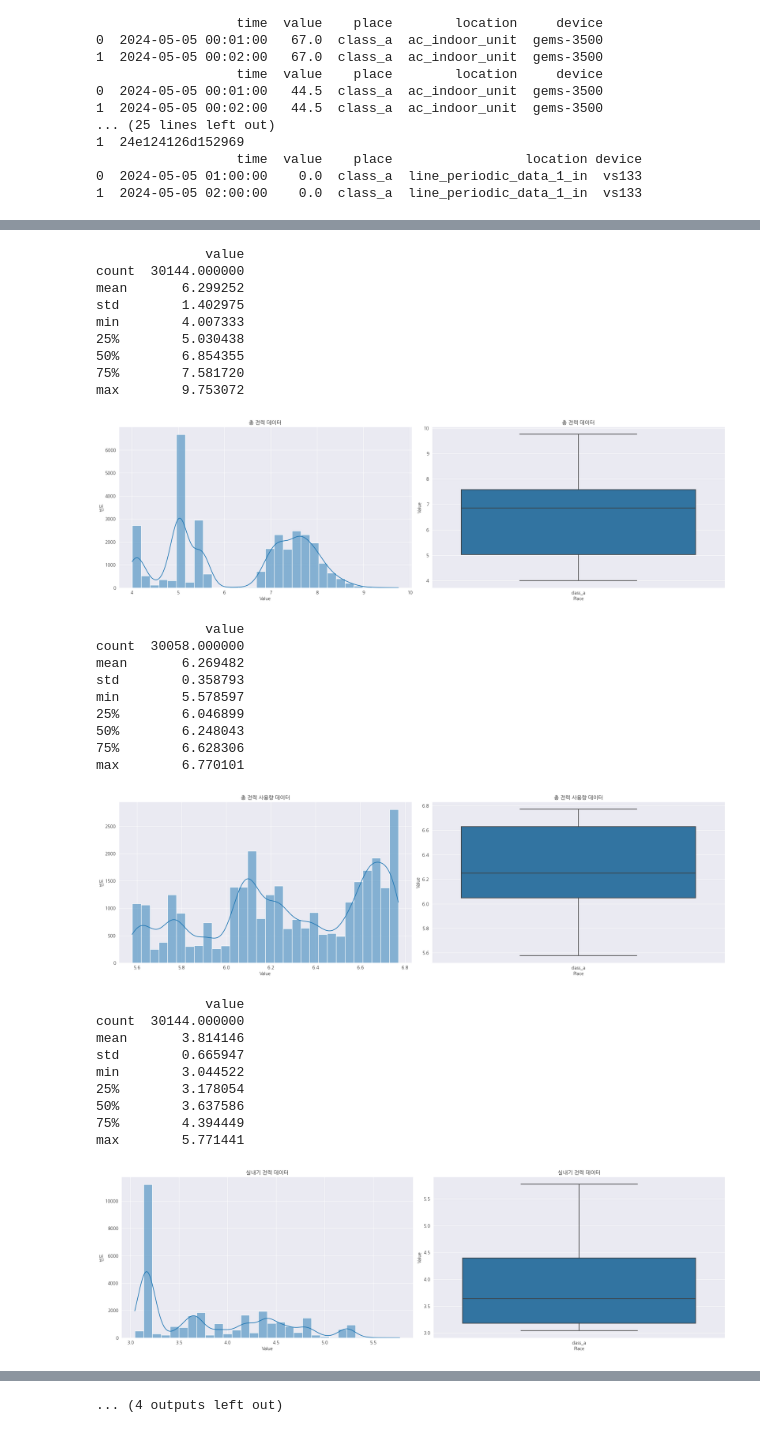
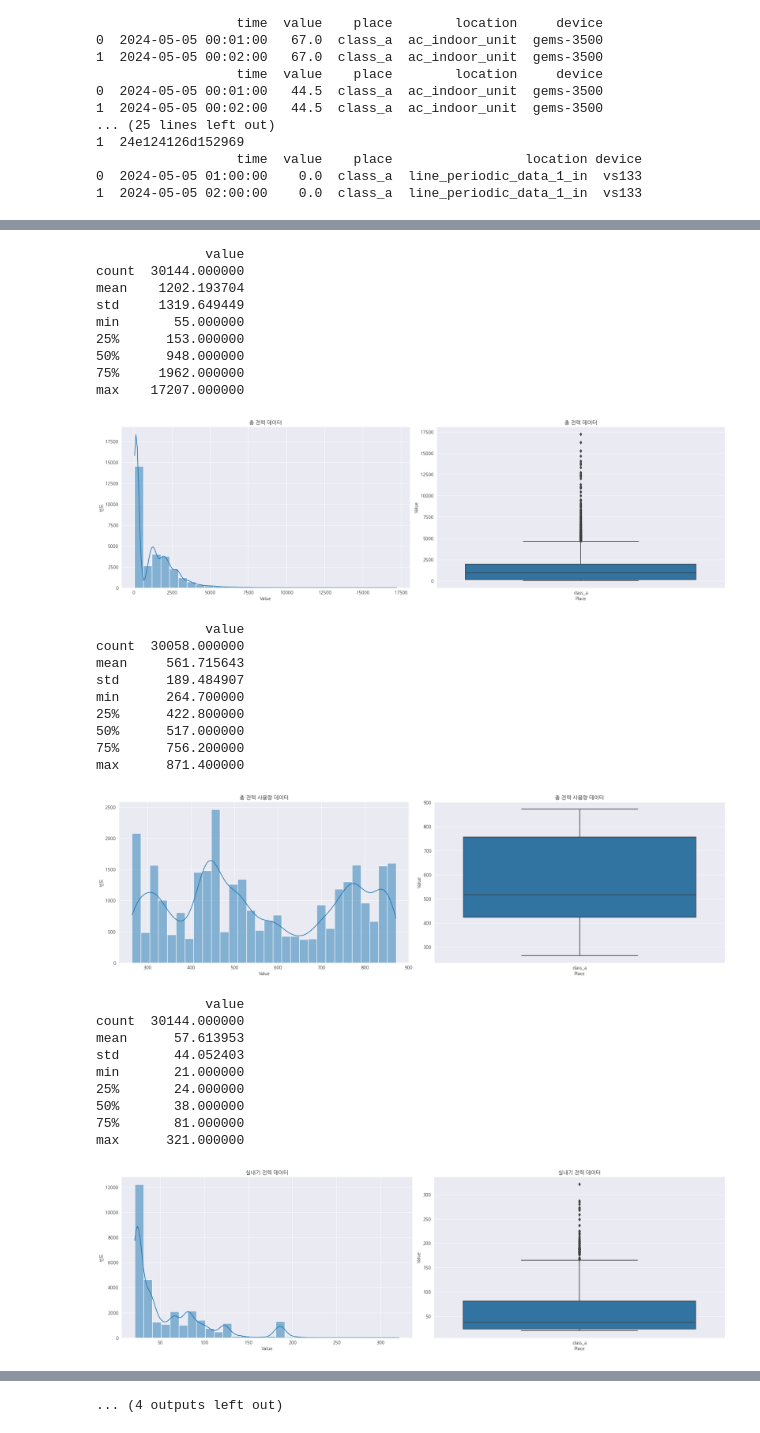
Before and after one commit to Maru375/smoothing_ml2, a Jupyter notebook: 데이터 수집 및 병합.ipynb, the cells around one changed output, grey strips where cells are left out. Saved outputs shown, nothing was run; the diff lists cells and outputs as text; code cells hidden in the pictures.

```diff
--- a/데이터 수집 및 병합.ipynb
+++ b/데이터 수집 및 병합.ipynb
@@ -151,8 +151,8 @@ def merge_data(directory_path):
 
     merged_df = pd.concat(data_frames, ignore_index=True)
 
-    # 로그 스케일 적용 (값이 0 이상일 경우만 로그를 취함)
-    merged_df['value'] = merged_df['value'].apply(lambda x: np.log(x) if x > 0 else x)
+    # # 로그 스케일 적용 (값이 0 이상일 경우만 로그를 취함)
+    # merged_df['value'] = merged_df['value'].apply(lambda x: np.log(x) if x > 0 else x)
 
     # 해당 컬럼들로 재구성
     columns_to_keep = ['time', 'value', 'place', 'location']
@@ -708,42 +708,44 @@ time
 # %%
 plot(power_total_df, "총 전력 데이터")
 plot(power_usage_total_df, "총 전력 사용량 데이터")
 plot(power_dataframes['ac_indoor_unit'], "실내기 전력 데이터")
 plot(power_usage_dataframes['ac_indoor_unit'], "실내기 전력 사용량 데이터")
 plot(power_dataframes['ac_outdoor_unit'], "실외기 전력 데이터")
 plot(power_usage_dataframes['ac_outdoor_unit'], "실외기 전력 사용량 데이터")
 plot(power_dataframes['automatic_door'], "자동문 전력 데이터")
 plot(power_usage_dataframes['automatic_door'], "자동문 전력 사용량 데이터")
+plot(power_socket_df, "콘센트 전력 데이터")
+plot(power_usage_socket_df, "콘센트 전력 사용량 데이터")
 # %% [output]
               value
 count  30144.000000
-mean       6.299252
-std        1.402975
-min        4.007333
-25%        5.030438
-50%        6.854355
-75%        7.581720
-max        9.753072
+mean    1202.193704
+std     1319.649449
+min       55.000000
+25%      153.000000
+50%      948.000000
+75%     1962.000000
+max    17207.000000
-[figure, old version]
+[figure, new version]
               value
 count  30058.000000
-mean       6.269482
-std        0.358793
-min        5.578597
-25%        6.046899
-50%        6.248043
-75%        6.628306
-max        6.770101
+mean     561.715643
+std      189.484907
+min      264.700000
+25%      422.800000
+50%      517.000000
+75%      756.200000
+max      871.400000
-[figure, old version]
+[figure, new version]
               value
 count  30144.000000
-mean       3.814146
-std        0.665947
-min        3.044522
-25%        3.178054
-50%        3.637586
-75%        4.394449
-max        5.771441
+mean      57.613953
+std       44.052403
+min       21.000000
+25%       24.000000
+50%       38.000000
+75%       81.000000
+max      321.000000
-[figure, old version]
+[figure, new version]
               value
 count  30059.000000
```
Also changed, not shown: parts of 6 cells of this notebook, 6 other files.
